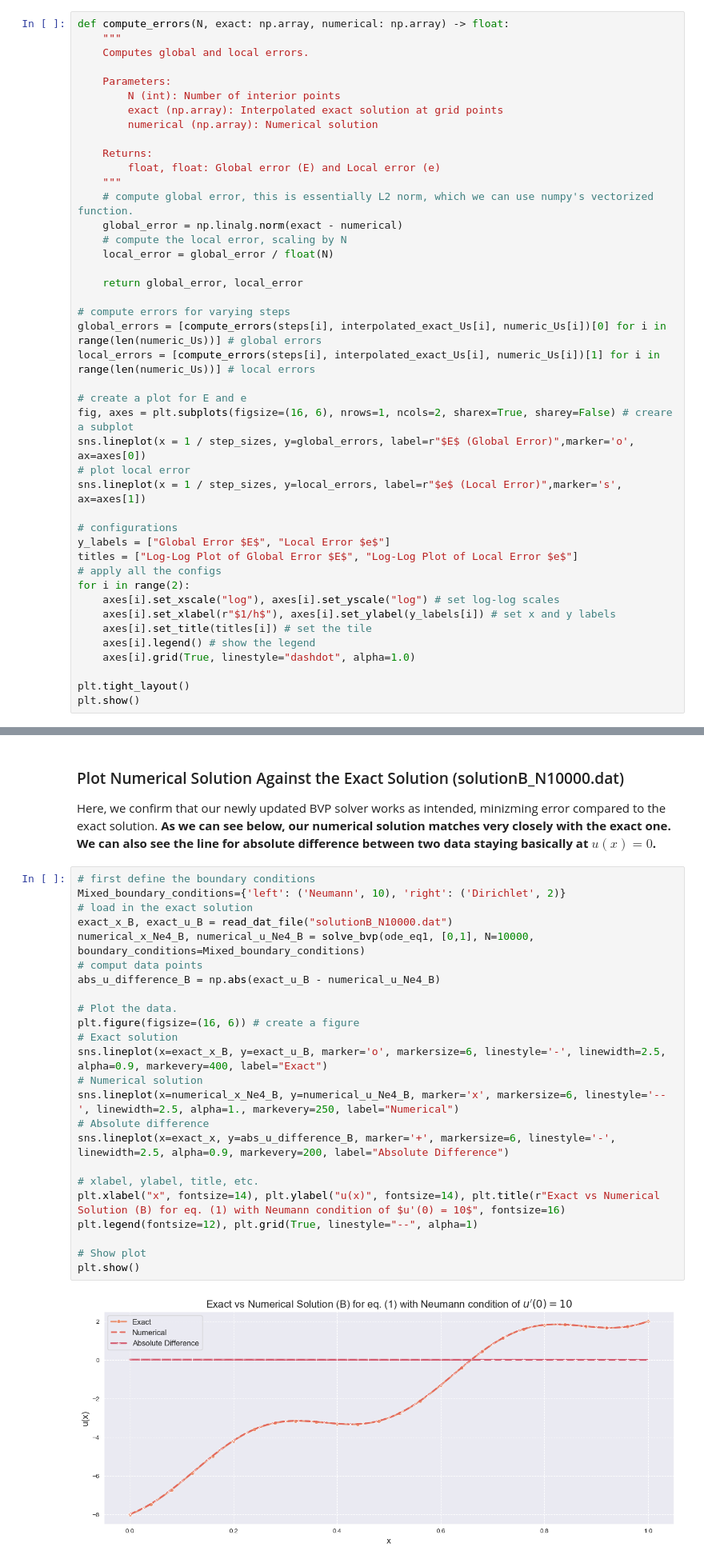
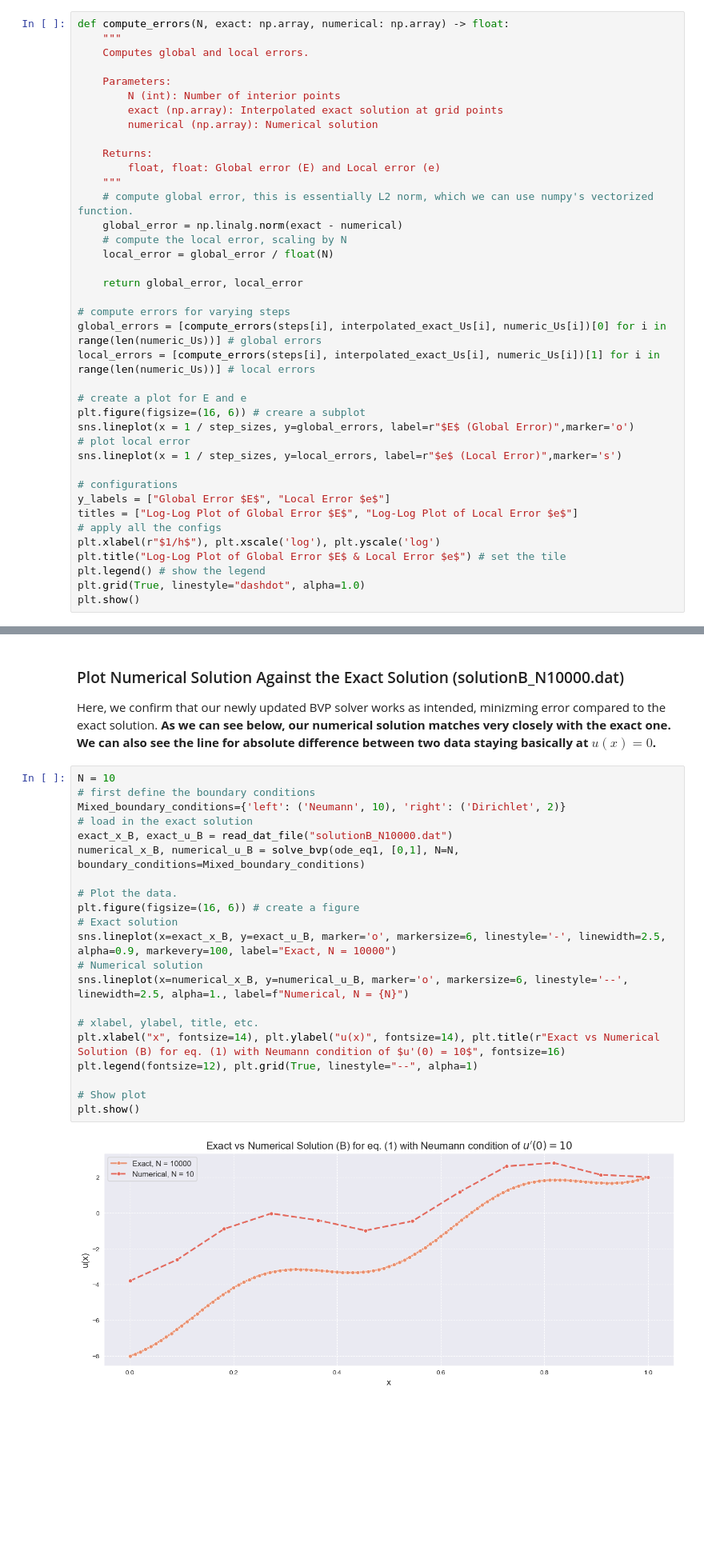
Before and after one commit to mintChocolate717/intro_CFD, a Jupyter notebook: hw4/hw4.ipynb, the cells around one changed output, grey strips where cells are left out. Shown at 80% size. Drawn from its saved outputs; the diff is of its cells as text; blank space fills up the shorter version.

Commit message:
modified codes and answers for Q5 and 6, significantly improving accuracies and computation time.

```diff
--- a/hw4/hw4.ipynb
+++ b/hw4/hw4.ipynb
@@ -313,22 +312,18 @@ global_errors = [compute_errors(steps[i], interpolated_exact_Us[i], numeric_Us[i
 local_errors = [compute_errors(steps[i], interpolated_exact_Us[i], numeric_Us[i])[1] for i in range(len(numeric_Us))] # local errors
 
 # create a plot for E and e
-fig, axes = plt.subplots(figsize=(16, 6), nrows=1, ncols=2, sharex=True, sharey=False) # creare a subplot
-sns.lineplot(x = 1 / step_sizes, y=global_errors, label=r"$E$ (Global Error)",marker='o', ax=axes[0])
+plt.figure(figsize=(16, 6)) # creare a subplot
+sns.lineplot(x = 1 / step_sizes, y=global_errors, label=r"$E$ (Global Error)",marker='o')
 # plot local error
-sns.lineplot(x = 1 / step_sizes, y=local_errors, label=r"$e$ (Local Error)",marker='s', ax=axes[1])
+sns.lineplot(x = 1 / step_sizes, y=local_errors, label=r"$e$ (Local Error)",marker='s')
 
 # configurations
 y_labels = ["Global Error $E$", "Local Error $e$"]
 titles = ["Log-Log Plot of Global Error $E$", "Log-Log Plot of Local Error $e$"]
 # apply all the configs
-for i in range(2):
-    axes[i].set_xscale("log"), axes[i].set_yscale("log") # set log-log scales
-    axes[i].set_xlabel(r"$1/h$"), axes[i].set_ylabel(y_labels[i]) # set x and y labels
-    axes[i].set_title(titles[i]) # set the tile
-    axes[i].legend() # show the legend
-    axes[i].grid(True, linestyle="dashdot", alpha=1.0)
-
-plt.tight_layout()
+plt.xlabel(r"$1/h$"), plt.xscale('log'), plt.yscale('log')
+plt.title("Log-Log Plot of Global Error $E$ & Local Error $e$") # set the tile
+plt.legend() # show the legend
+plt.grid(True, linestyle="dashdot", alpha=1.0)
 plt.show()
 # %% [output]
@@ -648,31 +591,28 @@ def solve_bvp(ode, x_range:list, N:int, boundary_conditions:dict) -> tuple:
 ### Plot Numerical Solution Against the Exact Solution (solutionB_N10000.dat)
 Here, we confirm that our newly updated BVP solver works as intended, minizming error compared to the exact solution. **As we can see below, our numerical solution matches very closely with the exact one. We can also see the line for absolute difference between two data staying basically at $u(x) = 0$.**
 # %%
+N = 10
 # first define the boundary conditions
 Mixed_boundary_conditions={'left': ('Neumann', 10), 'right': ('Dirichlet', 2)}
 # load in the exact solution
 exact_x_B, exact_u_B = read_dat_file("solutionB_N10000.dat")
-numerical_x_Ne4_B, numerical_u_Ne4_B = solve_bvp(ode_eq1, [0,1], N=10000,  boundary_conditions=Mixed_boundary_conditions)
-# comput data points
-abs_u_difference_B = np.abs(exact_u_B - numerical_u_Ne4_B)
+numerical_x_B, numerical_u_B = solve_bvp(ode_eq1, [0,1], N=N,  boundary_conditions=Mixed_boundary_conditions)
 
 # Plot the data.
 plt.figure(figsize=(16, 6)) # create a figure
 # Exact solution
-sns.lineplot(x=exact_x_B, y=exact_u_B, marker='o', markersize=6, linestyle='-', linewidth=2.5, alpha=0.9, markevery=400, label="Exact")
+sns.lineplot(x=exact_x_B, y=exact_u_B, marker='o', markersize=6, linestyle='-', linewidth=2.5, alpha=0.9, markevery=100, label="Exact, N = 10000")
 # Numerical solution
-sns.lineplot(x=numerical_x_Ne4_B, y=numerical_u_Ne4_B, marker='x', markersize=6, linestyle='--', linewidth=2.5, alpha=1., markevery=250, label="Numerical")
-# Absolute difference
-sns.lineplot(x=exact_x, y=abs_u_difference_B, marker='+', markersize=6, linestyle='-', linewidth=2.5, alpha=0.9, markevery=200, label="Absolute Difference")
+sns.lineplot(x=numerical_x_B, y=numerical_u_B, marker='o', markersize=6, linestyle='--', linewidth=2.5, alpha=1., label=f"Numerical, N = {N}")
 
 # xlabel, ylabel, title, etc.
 plt.xlabel("x", fontsize=14), plt.ylabel("u(x)", fontsize=14), plt.title(r"Exact vs Numerical Solution (B) for eq. (1) with Neumann condition of $u'(0) = 10$", fontsize=16)
 plt.legend(fontsize=12), plt.grid(True, linestyle="--", alpha=1)
 
 # Show plot
 plt.show()
 # %% [output]
-[figure, old version]
+[figure, new version]
 # %% [markdown]
 ### Numerical Solution for $N = 10$ in Tabular Form
 We compute the numerical solution for $eq(1)$ with the Neumann boundary condition of $u'(0) = 10$ for $N = 10$ and display it in tabular format.
```
Also changed, not shown: parts of 16 cells of this notebook.
